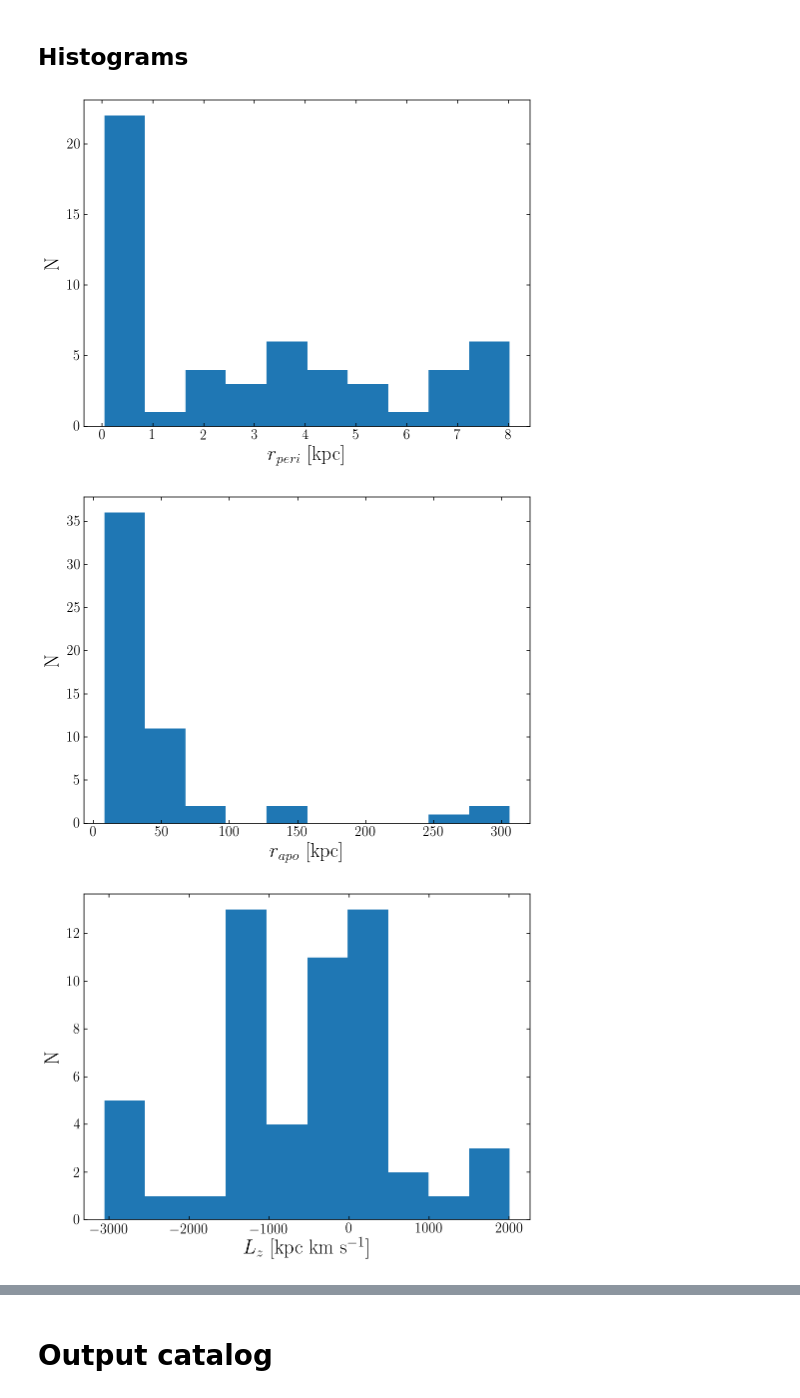
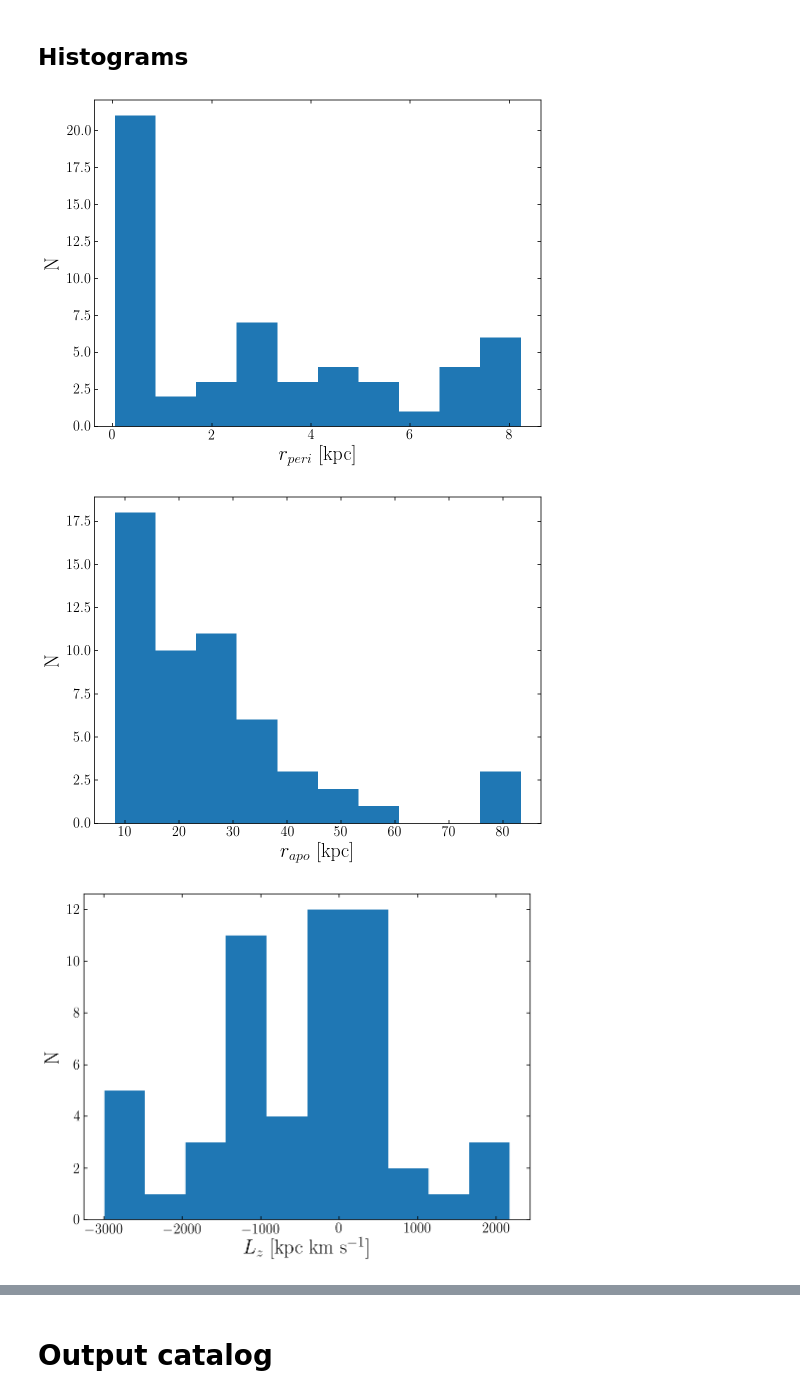
Before and after one commit to jamesmlane/OHStars, a Jupyter notebook: notebooks/4-SB02_parameters/SB02_parameters.ipynb, the cells around one changed output, grey strips where cells are left out. Cells and saved outputs as stored; diff of their text form; code cells hidden in the pictures.

Commit message:
Calculate actions

```diff
--- a/notebooks/4-SB02_parameters/SB02_parameters.ipynb
+++ b/notebooks/4-SB02_parameters/SB02_parameters.ipynb
@@ -85,6 +86,8 @@ with warnings.catch_warnings():
 n_stars = len(tab_gaia)
 # %%
 # tab_gaia
+# %%
+aAS = actionAngle.actionAngleStaeckel(pot=ohstars.potential.McMillan2017, delta=0.45, c=True)
 # %% [markdown]
 ## Read RV Data
 # %%
@@ -178,7 +214,9 @@ Use different potentials. Start with MWPotential2014 then use McMillan 2017
 Loop over each star and determine orbital parameters
 # %%
 # Evaluate
-mw2014_stats = evaluate_orbit_parameters_numerical(potential.MWPotential2014, tab_gaia,
+pot = ohstars.potential.McMillan2017
+potname = 'McMillan2017'
+kinematics = evaluate_orbit_parameters_numerical(pot, potname, tab_gaia,
                                                    vrad, vrad_err, 10, vrad_name)
 # %% [output]
 A Jupyter Widget
@@ -201,29 +225,30 @@ array([0.75375717, 0.61221132, 0.88475181, 0.90631022, 0.94085221,
 # Plot interesting trends
 # %%
 # Prepare
-n_params = 6
-plot_names = [r'$r_{peri}$ [kpc]', r'$r_{apo}$ [kpc]', r'$L_{z}$ [kpc km s$^{-1}$]',
-              r'$T_{r}$ [Gyr]', r'eccentricity', r'$Z_{max}$ [kpc]']
+n_params = 10
+plot_names = [r'$r_{peri}$ [kpc]', r'$r_{apo}$ [kpc]', r'$L_{z}$ [kpc km s$^{-1}$]', r'$T_{r}$ [Gyr]',
+              r'eccentricity', r'$Z_{max}$ [kpc]',r'Energy [km$^{2}$ s$^{-2}$]',r'$J_{R}$ [kpc km s$^{-1}$]',
+              r'$J_{\phi}$ [kpc km s$^{-1}$]',r'$J_{z}$ [kpc km s$^{-1}$]']
 # %% [markdown]
 ## Histograms
 # %%
 for i in range(n_params):
 
     fig = plt.figure( figsize=(8,6) )
     ax = fig.add_subplot(111)
 
-    this_stat = mw2014_stats[:,i,0]
+    this_stat = kinematics[:,i,0]
 
     ax.hist( this_stat[ np.isfinite(this_stat) ], bins=10 )
 
     ax.set_xlabel(plot_names[i], fontsize=20)
     ax.set_ylabel('N', fontsize=20)
     ax.tick_params( labelsize=14 )
 
     plt.show()
 
 ###i
 # %% [output]
-[figure, old version]
+[figure, new version]
-[figure, old version]
+[figure, new version]
-[figure, old version]
+[figure, new version]
```
Also changed, not shown: parts of 9 cells of this notebook, 1 other file.
